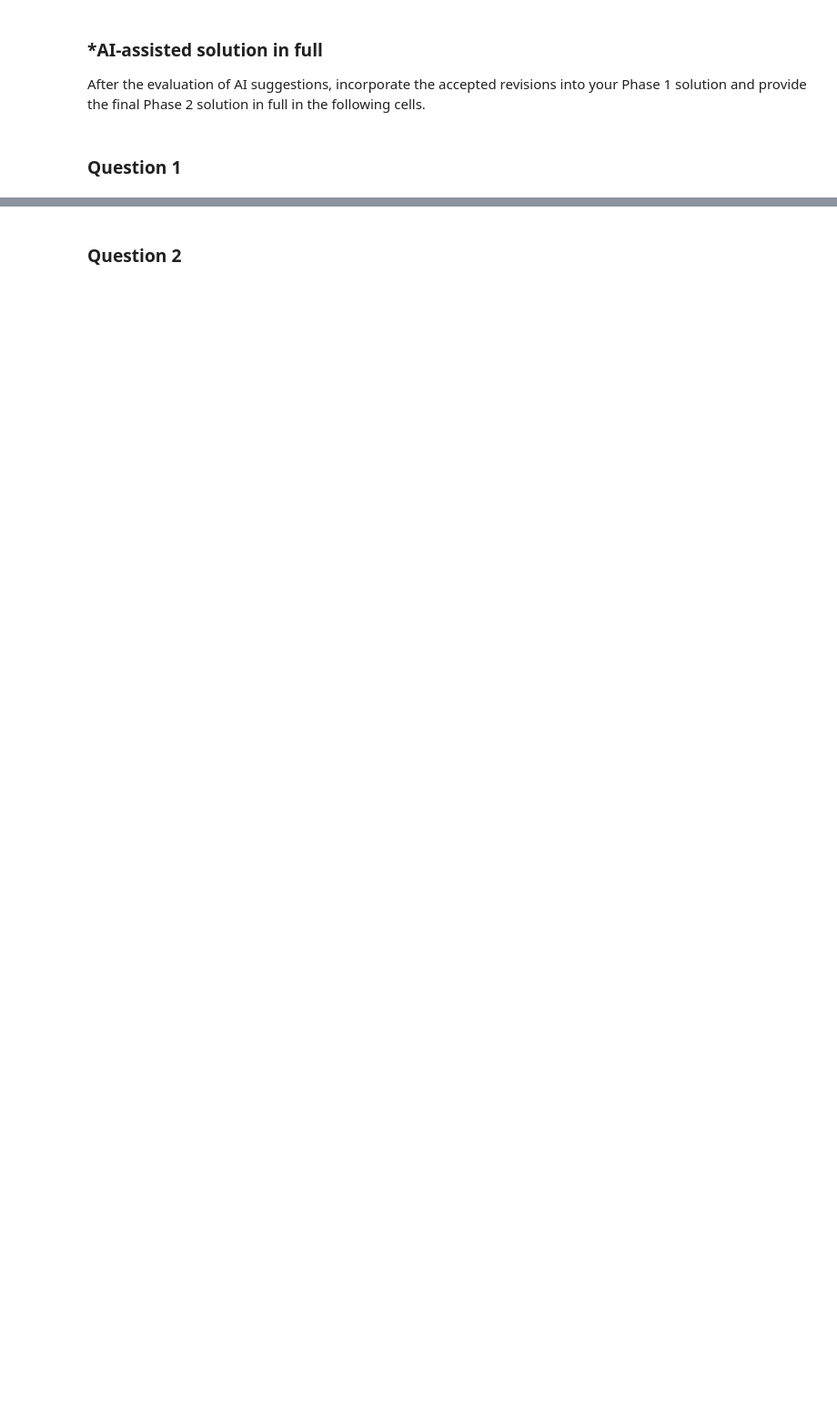
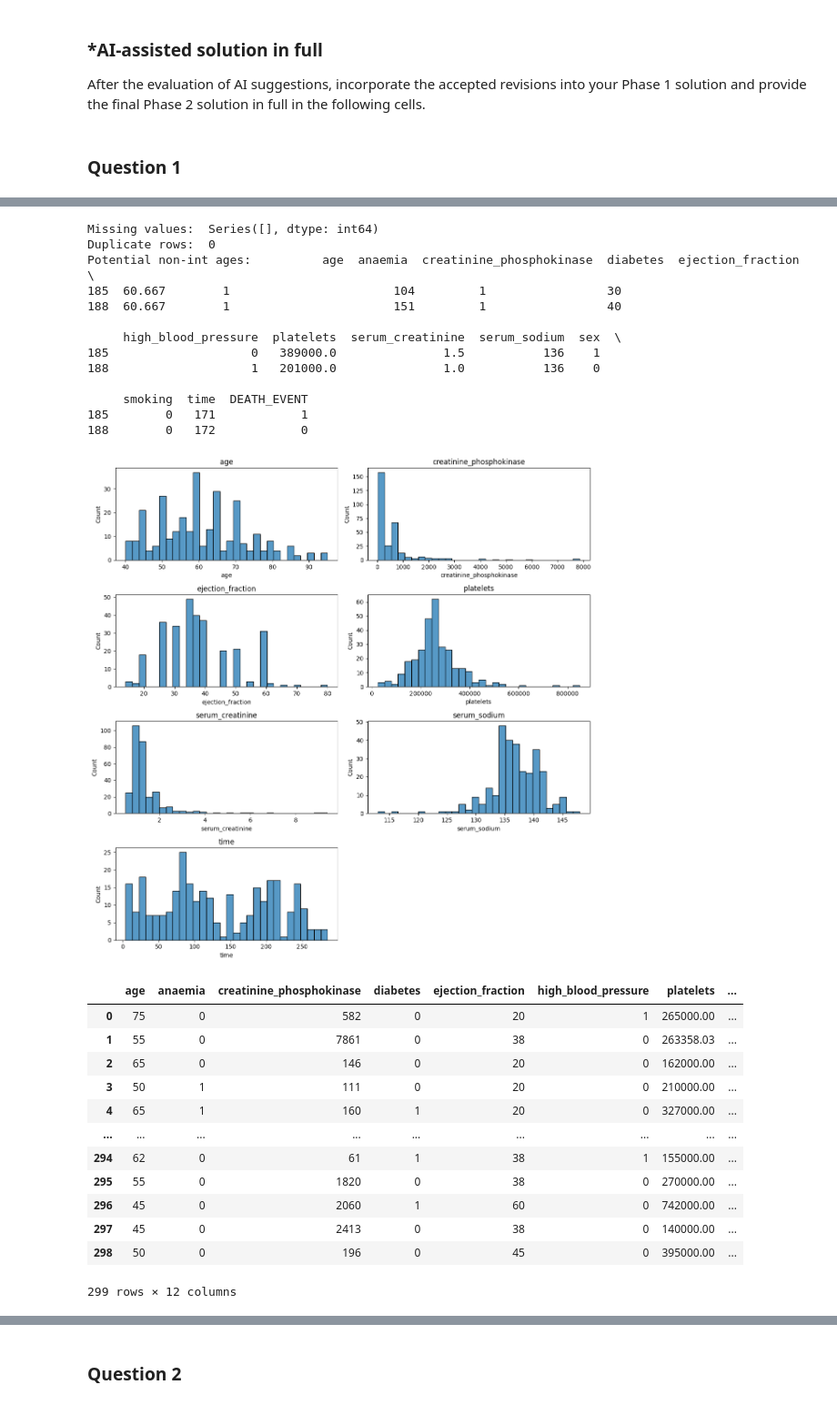
Before and after one commit to mahativedula/L03-tree-stability, a Jupyter notebook: notebook.ipynb, the cells around one changed output, grey strips where cells are left out. Shown at 91% size. Cells and saved outputs as stored; diff of their text form; code cells hidden in the pictures; blank space fills up the shorter version.

```diff
--- a/notebook.ipynb
+++ b/notebook.ipynb
@@ -603,3 +630,39 @@ Keep Phase 1 frozen.
 After the evaluation of AI suggestions, incorporate the accepted revisions into your Phase 1 solution and provide the final Phase 2 solution in full in the following cells.
 # %% [markdown]
 ### Question 1
+# %%
+# Check out the data set `heart_failure` and appropriately clean it.
+
+import pandas as pd
+import numpy as np
+import matplotlib.pyplot as plt
+import seaborn as sns
+
+df = pd.read_csv('data/heart_failure/heart_failure_clinical_records_dataset.csv')
+
+# EDA
+print(df.shape, "\n")
+df.info()
+display(df.head(n=15))
+display(df.describe().T)
+print("Missing values: ", df.isna().sum()[df.isna().sum() > 0])
+print("Duplicate rows: ", df.duplicated().sum())
+
+print("Potential non-int ages: ",df[df['age'] % 1 != 0])
+
+# Histogram
+numeric_cols = ['age', 'creatinine_phosphokinase', 'ejection_fraction',
+            'platelets', 'serum_creatinine', 'serum_sodium', 'time']
+fig, axes = plt.subplots(4, 2, figsize=(12, 12))
+for ax, c in zip(axes.ravel(), numeric_cols):
+    sns.histplot(x=df[c], ax=ax, bins=30)
+    ax.set_title(c)
+axes.ravel()[-1].axis('off')
+plt.tight_layout()
+plt.show()
+
+# Small cleaning: floor the age column to convert it to int, drop leakage time
+df['age'] = np.floor(df['age']).astype(int)
+df = df.drop(columns='time')
+df
+# %% [output]
@@ -605,0 +716,27 @@ After the evaluation of AI suggestions, incorporate the accepted revisions into
+Missing values:  Series([], dtype: int64)
+Duplicate rows:  0
+Potential non-int ages:          age  anaemia  creatinine_phosphokinase  diabetes  ejection_fraction  \
+185  60.667        1                       104         1                 30
+188  60.667        1                       151         1                 40
+
+     high_blood_pressure  platelets  serum_creatinine  serum_sodium  sex  \
+185                    0   389000.0               1.5           136    1
+188                    1   201000.0               1.0           136    0
+
+     smoking  time  DEATH_EVENT
+185        0   171            1
+188        0   172            0
+[figure, added]
+|  | age | anaemia | creatinine_phosphokinase | diabetes | ejection_fraction | high_blood_pressure | platelets | ... |
+| 0 | 75 | 0 | 582 | 0 | 20 | 1 | 265000.00 | ... |
+| 1 | 55 | 0 | 7861 | 0 | 38 | 0 | 263358.03 | ... |
+| 2 | 65 | 0 | 146 | 0 | 20 | 0 | 162000.00 | ... |
+| 3 | 50 | 1 | 111 | 0 | 20 | 0 | 210000.00 | ... |
+| 4 | 65 | 1 | 160 | 1 | 20 | 0 | 327000.00 | ... |
+| ... | ... | ... | ... | ... | ... | ... | ... | ... |
+| 294 | 62 | 0 | 61 | 1 | 38 | 1 | 155000.00 | ... |
+| 295 | 55 | 0 | 1820 | 0 | 38 | 0 | 270000.00 | ... |
+| 296 | 45 | 0 | 2060 | 1 | 60 | 0 | 742000.00 | ... |
+| 297 | 45 | 0 | 2413 | 0 | 38 | 0 | 140000.00 | ... |
+| 298 | 50 | 0 | 196 | 0 | 45 | 0 | 395000.00 | ... |
+299 rows × 12 columns
```
Also changed, not shown: parts of 29 cells of this notebook.
